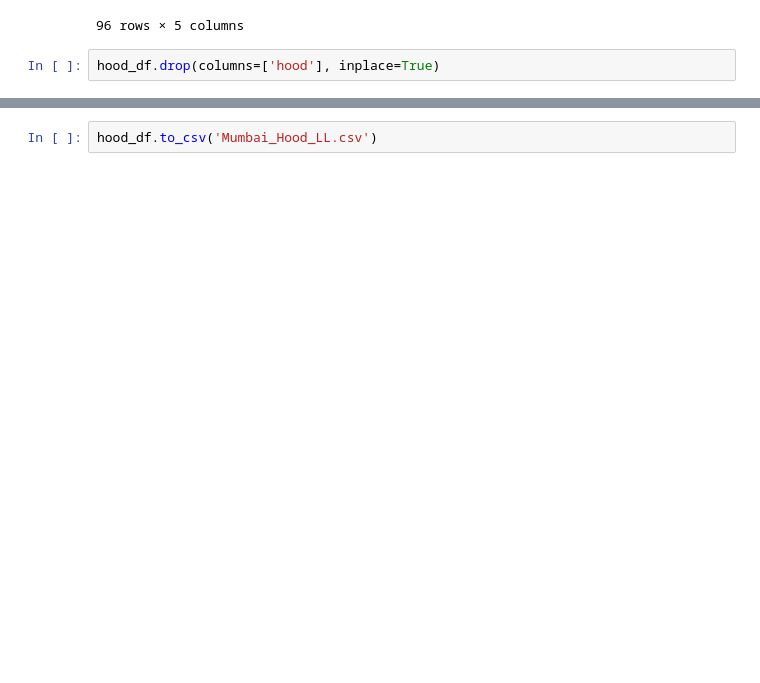
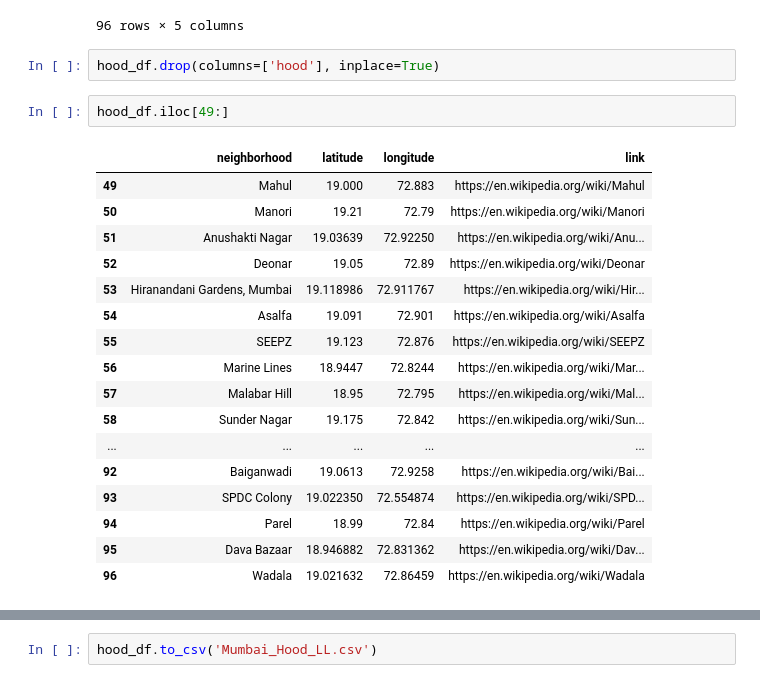
Before and after one commit to schubho/Coursera_Capstone, a Jupyter notebook: play.ipynb, the cells around one changed output, grey strips where cells are left out. Drawn from its saved outputs; the diff is of its cells as text; blank space fills up the shorter version.

```diff
--- a/play.ipynb
+++ b/play.ipynb
@@ -325,4 +331,24 @@ hood_df
 96 rows × 5 columns
 # %%
 hood_df.drop(columns=['hood'], inplace=True)
+# %%
+hood_df.iloc[49:]
+# %% [output]
+|  | neighborhood | latitude | longitude | link |
+| 49 | Mahul | 19.000 | 72.883 | https://en.wikipedia.org/wiki/Mahul |
+| 50 | Manori | 19.21 | 72.79 | https://en.wikipedia.org/wiki/Manori |
+| 51 | Anushakti Nagar | 19.03639 | 72.92250 | https://en.wikipedia.org/wiki/Anu... |
+| 52 | Deonar | 19.05 | 72.89 | https://en.wikipedia.org/wiki/Deonar |
+| 53 | Hiranandani Gardens, Mumbai | 19.118986 | 72.911767 | https://en.wikipedia.org/wiki/Hir... |
+| 54 | Asalfa | 19.091 | 72.901 | https://en.wikipedia.org/wiki/Asalfa |
+| 55 | SEEPZ | 19.123 | 72.876 | https://en.wikipedia.org/wiki/SEEPZ |
+| 56 | Marine Lines | 18.9447 | 72.8244 | https://en.wikipedia.org/wiki/Mar... |
+| 57 | Malabar Hill | 18.95 | 72.795 | https://en.wikipedia.org/wiki/Mal... |
+| 58 | Sunder Nagar | 19.175 | 72.842 | https://en.wikipedia.org/wiki/Sun... |
+| ... | ... | ... | ... | ... |
+| 92 | Baiganwadi | 19.0613 | 72.9258 | https://en.wikipedia.org/wiki/Bai... |
+| 93 | SPDC Colony | 19.022350 | 72.554874 | https://en.wikipedia.org/wiki/SPD... |
+| 94 | Parel | 18.99 | 72.84 | https://en.wikipedia.org/wiki/Parel |
+| 95 | Dava Bazaar | 18.946882 | 72.831362 | https://en.wikipedia.org/wiki/Dav... |
+| 96 | Wadala | 19.021632 | 72.86459 | https://en.wikipedia.org/wiki/Wadala |
 # %%
```
Also changed, not shown: parts of 20 cells of this notebook.
